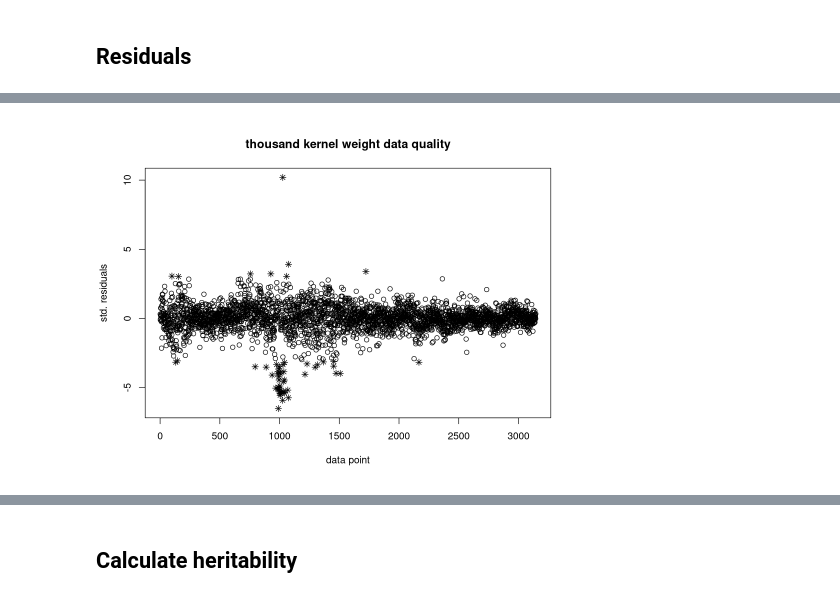
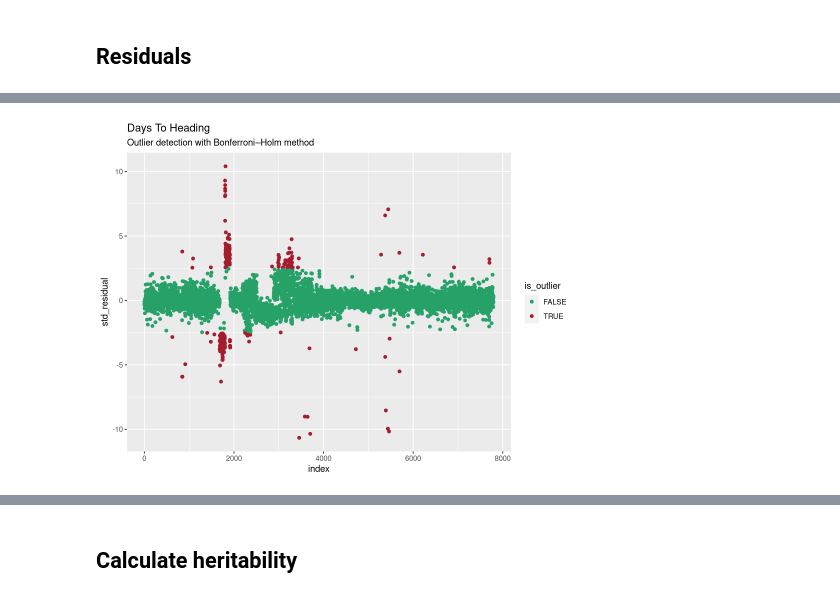
Before and after one commit to AGENTproject/historic_pheno_data_analysis, a Jupyter notebook: CREA-CI_historic_pheno_data_analysis/CREA-CI_historic_wheat_data_analysis.ipynb, the cells around one changed output, grey strips where cells are left out. Saved outputs shown, nothing was run; the diff lists cells and outputs as text; code cells hidden in the pictures.

```diff
--- a/CREA-CI_historic_pheno_data_analysis/CREA-CI_historic_wheat_data_analysis.ipynb
+++ b/CREA-CI_historic_pheno_data_analysis/CREA-CI_historic_wheat_data_analysis.ipynb
@@ -235,7 +232,7 @@ data_corrected_TKW_I <- data_sub_TKW |> correct_I(CV_df_TKW)
 # %% [markdown]
 ## Residuals
 # %%
-res_HT <- asreml(fixed = days_to_heading ~ accenumb, random = ~ campaign,
+asreml_res_HT <- asreml(fixed = days_to_heading ~ accenumb, random = ~ campaign,
                  na.action = na.method(x="omit", y="omit"), residual = ~dsum(~id(units) | campaign),
                  data = data_corrected_HT_I)
 # %% [output]
@@ -290,13 +287,13 @@ ASReml 4.1.0 Thu Nov  9 14:10:18 2023
 # %%
-make_BH <- function(model_res){
-            residual <- model_res$residuals
-            MAD <- 1.4826*median(abs(residual-median(residual)))
-            res_MAD <- residual/MAD
-            rawp_BHStud <- 2 * (1 - pnorm(abs(res_MAD)))
+make_BH_multtest <- function(asreml_res){
+            trait_title <- colnames(asreml_res$mf)[3] |> str_replace_all("_", " ") |> str_to_title()
+            residual <- asreml_res$residuals
+            MAD <- 1.4826*median(abs(residual-median(residual))) #approx constant https://en.wikipedia.org/wiki/Median_absolute_deviation#Relation_to_standard_deviation
+            rawp_BHStud <- 2 * (1 - pnorm(abs(residual/MAD)))
             test_BHStud <- mt.rawp2adjp(rawp_BHStud, proc=c("Holm"))
-            return(tibble(adjp=test_BHStud[[1]][,1], bholm=test_BHStud[[1]][,2], index=test_BHStud[[2]]) |>
-                    mutate(out_flag = ifelse(bholm < 0.05, "OUTLIER", ".")) |> as.data.frame())}
-
-result_BH_HT <- make_BH(res_HT)
-result_BH_PH <- make_BH(res_PH)
-result_BH_TKW <- make_BH(res_TKW)
+            result_df <- tibble(adjp=test_BHStud[[1]][,1], bholm=test_BHStud[[1]][,2], index=test_BHStud[[2]]) |>
+                    mutate(is_outlier = bholm < 0.05) |> arrange(index) |> mutate(std_residual = scale(residual))
+            plot(ggplot(result_df, aes(index,std_residual, color=is_outlier)) + geom_jitter()
+                 + scale_colour_manual(values = c("TRUE" = "#A51D2D", "FALSE" = "#26A269"))
+                 + labs(title = trait_title, subtitle = "Outlier detection with Bonferroni–Holm method"))
+            return(result_df |> as.data.frame())}
@@ -325,11 +300,4 @@ plot(plot_PH$data_point, plot_PH$residuals, pch=outlier_pch_PH,
-# %%
-outlier_TKW <- data_sub_TKW[result_BH_TKW[which(result_BH_TKW$out_flag=="OUTLIER"),"index"],]
-outlier_pch_TKW <- array(1,dim(res_TKW$residuals))
-outlier_pch_TKW[result_BH_TKW[which(result_BH_TKW$out_flag=="OUTLIER"),"index"],] <- 8
-std_residual_TKW <- res_TKW$residuals / sd(res_TKW$residuals)
-plot_TKW <- data.frame(c(seq_len(nrow(data_corrected_TKW_I))),std_residual_TKW) |> setNames(c("data_point","residuals"))
-plot(plot_TKW$data_point, plot_TKW$residuals, pch=outlier_pch_TKW,
-      main = "thousand kernel weight data quality",
-      ylab = "std. residuals", xlab = "data point")
-# %% [output]
-[figure, removed]
+# %%
+result_BH_HT <- make_BH_multtest(asreml_res_HT)
+# %% [output]
+[figure, added]
```
Also changed, not shown: parts of 32 cells of this notebook, 1 other file.
